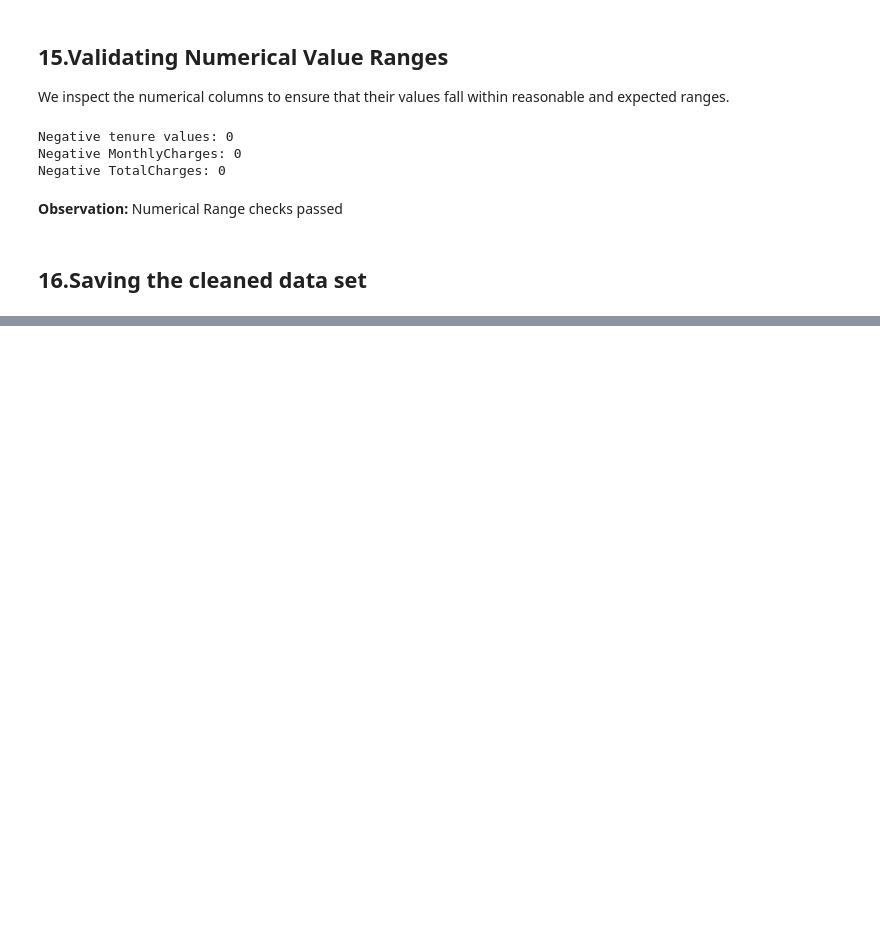
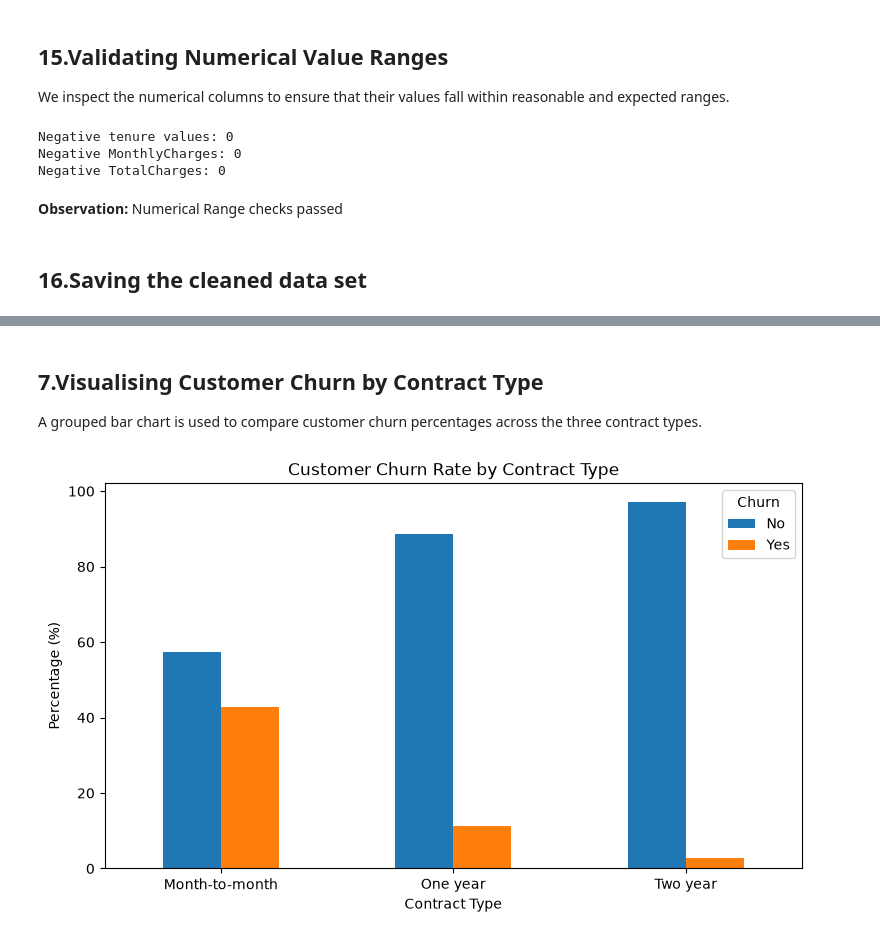
Before and after one commit to IsiphileIsie/Customer-churn-analysis, a Jupyter notebook: notebooks/customer_churn_analysis.ipynb, the cells around one changed output, grey strips where cells are left out. Cells and saved outputs as stored; diff of their text form; code cells hidden in the pictures; blank space fills up the shorter version.

```diff
--- a/notebooks/customer_churn_analysis.ipynb
+++ b/notebooks/customer_churn_analysis.ipynb
@@ -320,0 +409,8 @@ df_clean.to_csv("../data/processed/customer_cleaned_data.csv", index=False)
+# %%
+contract_churn = pd.crosstab(
+    df["Contract"],
+    df["Churn"],
+    normalize="index"
+) * 100
+
+print(contract_churn.to_string())
@@ -320,0 +429,16 @@ df_clean.to_csv("../data/processed/customer_cleaned_data.csv", index=False)
+# %% [markdown]
+## 7.Visualising Customer Churn by Contract Type
+
+A grouped bar chart is used to compare customer churn percentages across the three contract types.
+# %%
+contract_churn.plot(kind="bar", figsize=(9, 5))
+
+plt.title("Customer Churn Rate by Contract Type")
+plt.xlabel("Contract Type")
+plt.ylabel("Percentage (%)")
+plt.xticks(rotation=0)
+plt.legend(title="Churn")
+
+plt.show()
+# %% [output]
+[figure, added]
```
Also changed, not shown: parts of 55 cells of this notebook.
